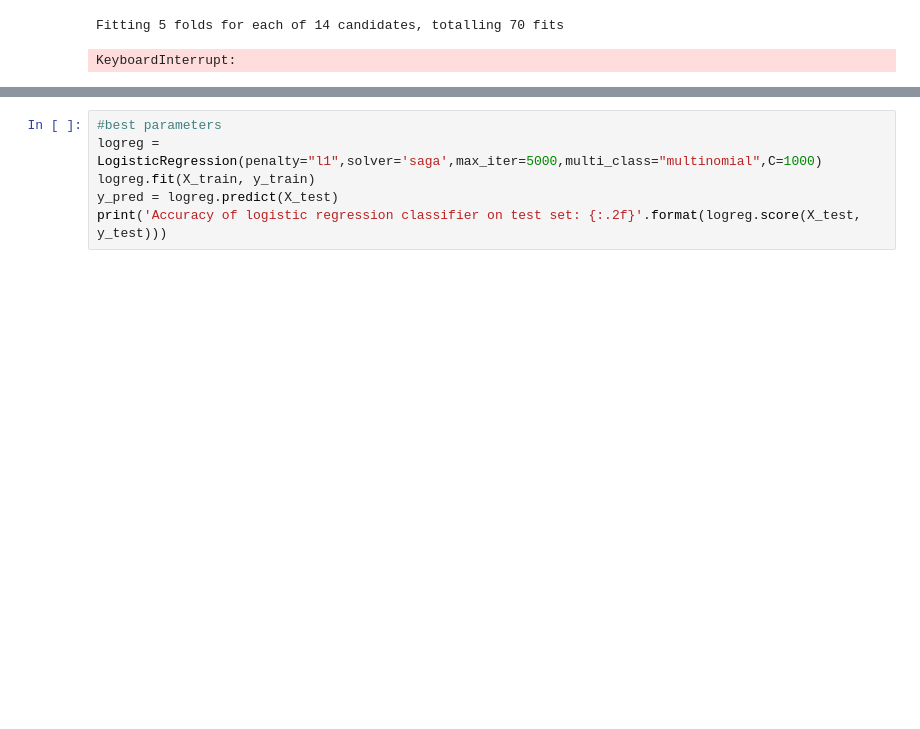
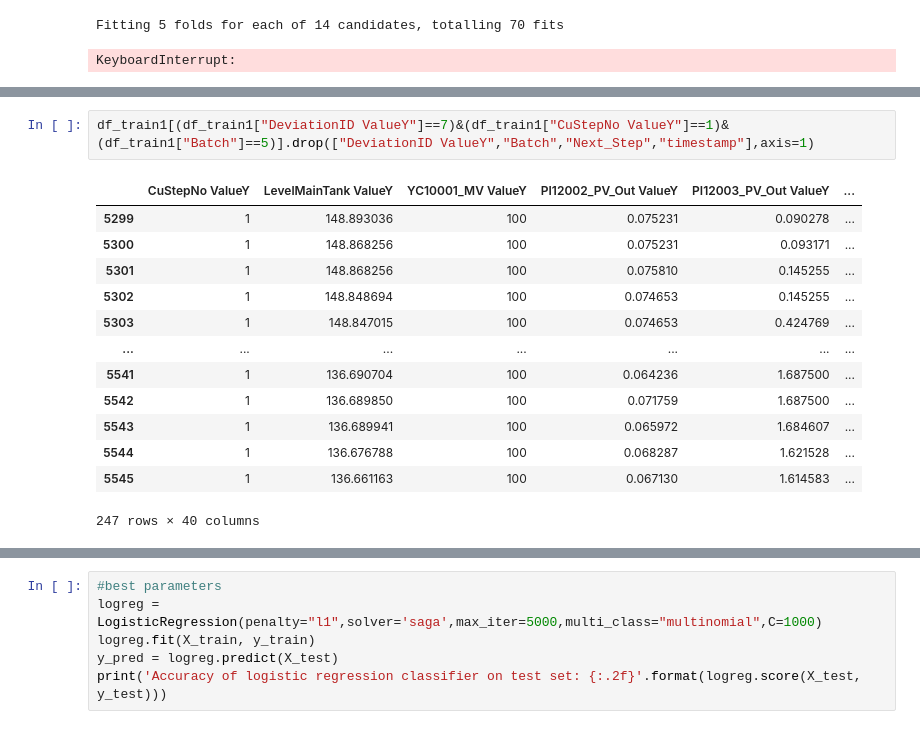
Before and after one commit to P-AEL/Analyse_von_Prozessdaten, a Jupyter notebook: Paul/Start.ipynb, the cells around one changed output, grey strips where cells are left out. Cells and saved outputs as stored; diff of their text form; blank space fills up the shorter version.

```diff
--- a/Paul/Start.ipynb
+++ b/Paul/Start.ipynb
@@ -383,0 +418,16 @@ KeyboardInterrupt:
+# %%
+df_train1[(df_train1["DeviationID ValueY"]==7)&(df_train1["CuStepNo ValueY"]==1)&(df_train1["Batch"]==5)].drop(["DeviationID ValueY","Batch","Next_Step","timestamp"],axis=1)
+# %% [output]
+|  | CuStepNo ValueY | LevelMainTank ValueY | YC10001_MV ValueY | PI12002_PV_Out ValueY | PI12003_PV_Out ValueY | ... |
+| 5299 | 1 | 148.893036 | 100 | 0.075231 | 0.090278 | ... |
+| 5300 | 1 | 148.868256 | 100 | 0.075231 | 0.093171 | ... |
+| 5301 | 1 | 148.868256 | 100 | 0.075810 | 0.145255 | ... |
+| 5302 | 1 | 148.848694 | 100 | 0.074653 | 0.145255 | ... |
+| 5303 | 1 | 148.847015 | 100 | 0.074653 | 0.424769 | ... |
+| ... | ... | ... | ... | ... | ... | ... |
+| 5541 | 1 | 136.690704 | 100 | 0.064236 | 1.687500 | ... |
+| 5542 | 1 | 136.689850 | 100 | 0.071759 | 1.687500 | ... |
+| 5543 | 1 | 136.689941 | 100 | 0.065972 | 1.684607 | ... |
+| 5544 | 1 | 136.676788 | 100 | 0.068287 | 1.621528 | ... |
+| 5545 | 1 | 136.661163 | 100 | 0.067130 | 1.614583 | ... |
+247 rows × 40 columns
```
Also changed, not shown: parts of 25 cells of this notebook.
